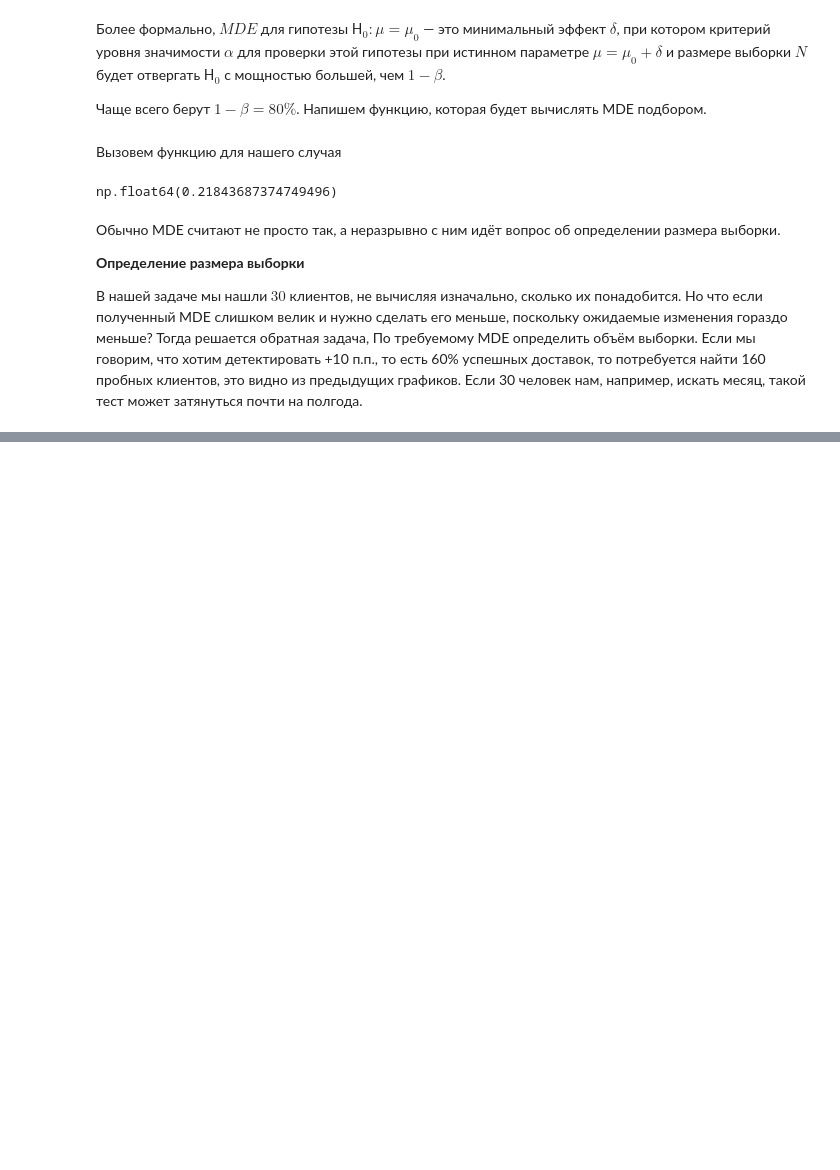
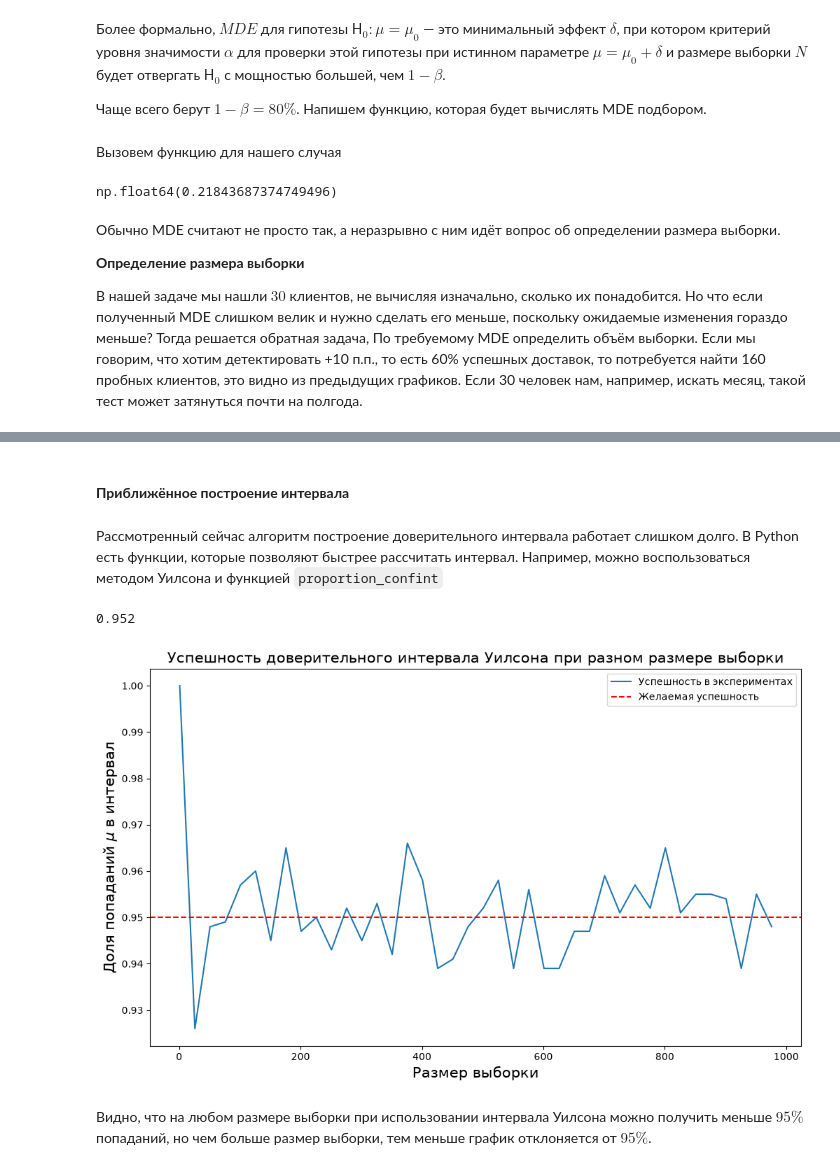
Before and after one commit to NikitaVasilev2003/Applied-statistics, a Jupyter notebook: statistical_power.ipynb, the cells around one changed output, grey strips where cells are left out. Saved outputs shown, nothing was run; the diff lists cells and outputs as text; code cells hidden in the pictures; blank space fills up the shorter version.

```diff
--- a/statistical_power.ipynb
+++ b/statistical_power.ipynb
@@ -223,0 +409,15 @@ np.float64(0.21843687374749496)
+# %%
+def my_binomial_confint(n, alpha, q):
+    """Вычисляет доверительный интервал для выборки из распределения Бернулли
+
+    n (int) - количество элементов в выборке
+    alpha (float) - уровень значимости критерия
+    q (float) - реализация статистики критерия
+    """
+    mu_grid = numpy.arange(0, 1.001, 0.001)
+    mu_no_rejection = []
+    for mu in mu_grid:
+        c1, c2 = two_sided_criterion_nonsym(n, mu, alpha)
+        if c1 < q < c2:
+            mu_no_rejection.append(mu)
+    return min(mu_no_rejection), max(mu_no_rejection)
@@ -223,0 +488,4 @@ np.float64(0.21843687374749496)
+# %% [markdown]
+#### **Приближённое построение интервала**
+# %% [markdown]
+Рассмотренный сейчас алгоритм построение доверительного интервала работает слишком долго. В Python есть функции, которые позволяют быстрее рассчитать интервал. Например, можно воспользоваться методом Уилсона и функцией `proportion_confint`
@@ -223,0 +496,53 @@ np.float64(0.21843687374749496)
+# %%
+N_EXPERIMENTS = 1000
+SAMPLE_SIZE = 30
+latent_mu = 0.5  # "истинное" значение параметра
+binom_true = binom(n=SAMPLE_SIZE, p=latent_mu)  # "истинное" распрееление
+
+confint_fail_cases = 0
+
+for i in range(N_EXPERIMENTS):
+    q = binom_true.rvs()  # генерируем сразу сумму элементов
+    L, R = proportion_confint(count=q, nobs=SAMPLE_SIZE, alpha=0.05, method='wilson')
+    if L < latent_mu < R:
+        pass # всё хорошо
+    else:
+        confint_fail_cases += 1
+
+print(1 - confint_fail_cases / N_EXPERIMENTS)
+# %% [output]
+0.952
+# %%
+n_grid = numpy.arange(1, 1000, 25)
+interval_success_rate = []
+
+for n in n_grid:
+    confint_fail_cases = 0
+    for i in range(N_EXPERIMENTS):
+        binom_true = binom(n=n, p=latent_mu)
+        q = binom_true.rvs()
+        L, R = proportion_confint(
+            count=q,  # количество успехов
+            nobs=n,  # размер выборки
+            alpha=0.05,
+            method='wilson'
+        )
+        if L < latent_mu < R:
+            pass # всё хорошо
+        else:
+            confint_fail_cases += 1
+    interval_success_rate.append(1 - confint_fail_cases / N_EXPERIMENTS)
+# %%
+pyplot.figure(figsize=(12, 7))
+pyplot.title('Успешность доверительного интервала Уилсона при разном размере выборки', fontsize=15)
+pyplot.xlabel('Размер выборки', fontsize=15)
+pyplot.ylabel(r'Доля попаданий $\mu$ в интервал', fontsize=15)
+
+pyplot.plot(n_grid, interval_success_rate, label='Успешность в экспериментах')
+pyplot.axhline(0.95, ls='--', label='Желаемая успешность', color='red')
+pyplot.legend()
+pyplot.show()
+# %% [output]
+[figure, added]
+# %% [markdown]
+Видно, что на любом размере выборки при использовании интервала Уилсона можно получить меньше $95\%$ попаданий, но чем больше размер выборки, тем меньше график отклоняется от $95\%$.
```
Also changed, not shown: parts of 28 cells of this notebook, 2 other files.
